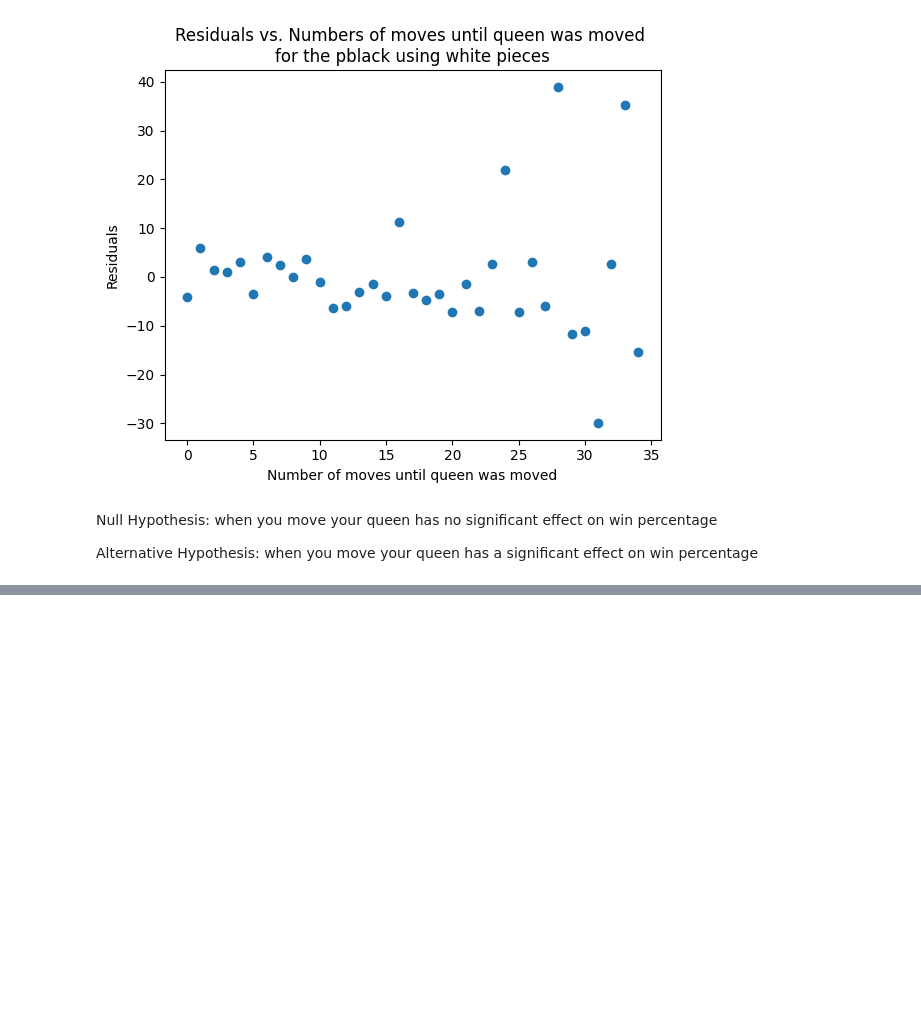
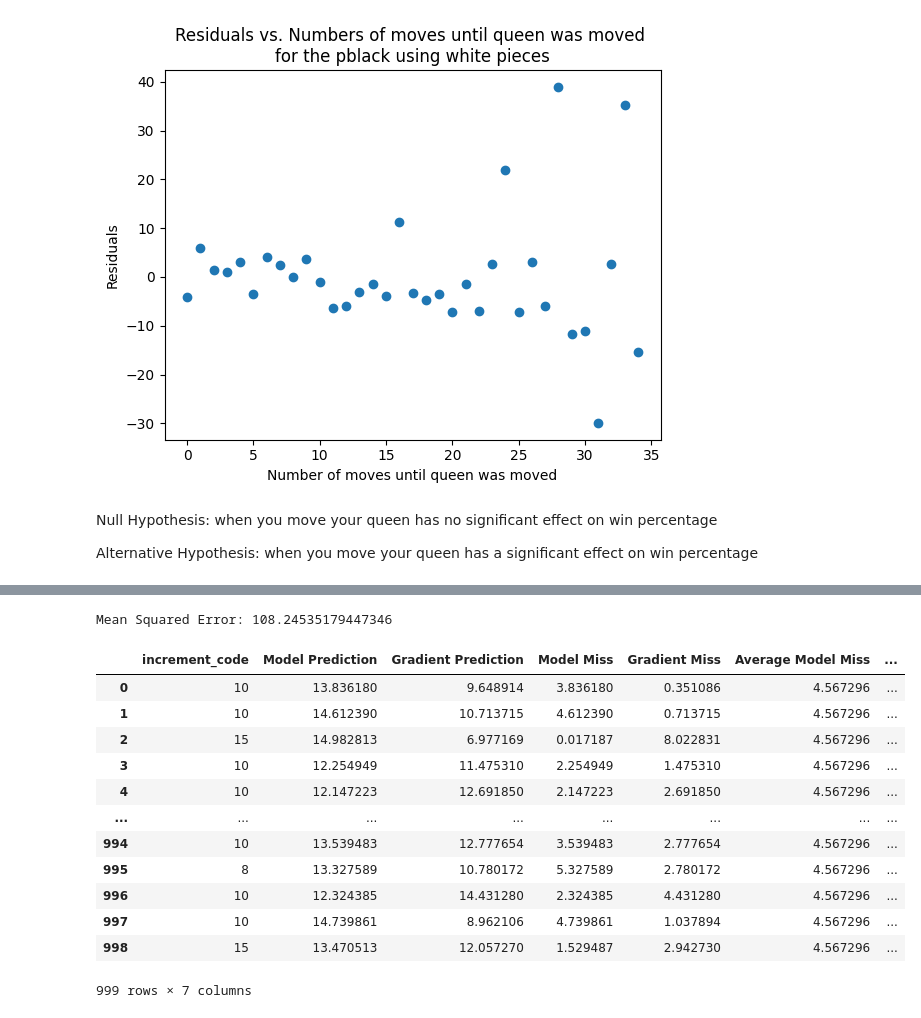
Before and after one commit to samanthataskale/ChessAnalysisTutorial, a Jupyter notebook: ChessAnalysisTutorial.ipynb, the cells around one changed output, grey strips where cells are left out. Cells and saved outputs as stored; diff of their text form; code cells hidden in the pictures; blank space fills up the shorter version.

Commit message:
time model

```diff
--- a/ChessAnalysisTutorial.ipynb
+++ b/ChessAnalysisTutorial.ipynb
@@ -366,8 +370,8 @@ for i, row in entire_dataset.iterrows():
     # white_pieces_to_move = ["white rook", "black rook", "white knight", "black knight", "white bishop", "black bishop", "queen", "king"] #black squared pieces and white squared pieces
     # black_pieces_to_move = ["white rook", "black rook", "white knight", "black knight", "white bishop", "black bishop", "queen", "king"] #black squared pieces and white squared pieces
 
-    if len(move_split) >= 14:
-        for j, move in enumerate(move_split[0:14]):
+    if len(move_split) >= 30:
+        for j, move in enumerate(move_split[0:30]):
             if j % 2 == 0: # whites move
                 if move == "O-O" or move == "O-O-O": # check if castled
                     white_castled = 1
@@ -510,0 +530,59 @@ Accuracy: 0.7205882352941176
+# %%
+# Get all the games that end in +0 (no increment)
+no_increment_dataset = entire_dataset[entire_dataset["increment_code"].str.endswith('+0')]
+# for winner: 0 = draw, 1 = white, 2 = black
+# for type of win: 0 = draw, 1 = mate, 2 = resign, 3 = outoftime
+cp_no_inc = no_increment_dataset.copy()
+cp_no_inc['winner_converted'] = cp_no_inc['winner'].replace({'white': 1, 'black': 2, 'draw': 0})
+cp_no_inc['victory_status_converted'] = cp_no_inc['victory_status'].replace({'draw': 0, 'mate': 1, 'resign': 2, 'outoftime': 3})
+cp_no_inc['increment_code'] = (cp_no_inc['increment_code'].str.split('+')).str.get(0).astype(int)
+# %%
+# df_train = cp_no_inc.sample(frac=0.95) # random sample of 95% of the data
+# df_test = cp_no_inc.drop(df_train.index) # the rest of the data not in the sample
+# X = df_test[['turns', 'opening_ply', 'winner_converted', 'victory_status_converted']]
+# y = df_test['increment_code']
+X = cp_no_inc[['turns', 'opening_ply', 'winner_converted', 'victory_status_converted']]
+y = cp_no_inc['increment_code']
+X_train, X_test, y_train, y_test = train_test_split(X, y, test_size=0.09, random_state=42)
+
+linear_model = sm.ols(formula='increment_code ~ turns + opening_ply + winner_converted + victory_status_converted', data=cp_no_inc).fit()
+
+gradient_model = sklearn.linear_model.SGDRegressor(eta0=0.00001)
+gradient_model.fit(X_train, y_train)
+
+
+# Make predictions on the test data
+y_pred = gradient_model.predict(X_test)
+
+mse = mean_squared_error(y_test, y_pred)
+print("Mean Squared Error:", mse)
+
+df_results = y_test.copy().reset_index(drop=True)
+df_results.columns = ['Real Time']
+df_results = df_results.to_frame()
+# we will unstandardize the data so it makes more sense in the real world
+df_results['Model Prediction'] = pd.Series([(linear_model.params[1:].dot(row)) + linear_model.params[0] for _,row in X_test.iterrows()])
+df_results['Gradient Prediction'] = pd.Series([gradient_model.coef_.dot(row) for _,row in X_test.iterrows()])
+pd.set_option('display.max_rows', 10)
+
+# now calculate how far off both estimations were for each county in our testing set
+df_results['Model Miss'] = abs(df_results['Model Prediction'] - df_results['increment_code'])
+df_results['Gradient Miss'] = abs(df_results['Gradient Prediction'] - df_results['increment_code'])
+df_results['Average Model Miss'] = df_results['Model Miss'].mean()
+df_results['Average Gradient Miss'] = df_results['Gradient Miss'].mean()
+display(df_results)
+# %% [output]
+Mean Squared Error: 108.24535179447346
+|  | increment_code | Model Prediction | Gradient Prediction | Model Miss | Gradient Miss | Average Model Miss | ... |
+| 0 | 10 | 13.836180 | 9.648914 | 3.836180 | 0.351086 | 4.567296 | ... |
+| 1 | 10 | 14.612390 | 10.713715 | 4.612390 | 0.713715 | 4.567296 | ... |
+| 2 | 15 | 14.982813 | 6.977169 | 0.017187 | 8.022831 | 4.567296 | ... |
+| 3 | 10 | 12.254949 | 11.475310 | 2.254949 | 1.475310 | 4.567296 | ... |
+| 4 | 10 | 12.147223 | 12.691850 | 2.147223 | 2.691850 | 4.567296 | ... |
+| ... | ... | ... | ... | ... | ... | ... | ... |
+| 994 | 10 | 13.539483 | 12.777654 | 3.539483 | 2.777654 | 4.567296 | ... |
+| 995 | 8 | 13.327589 | 10.780172 | 5.327589 | 2.780172 | 4.567296 | ... |
+| 996 | 10 | 12.324385 | 14.431280 | 2.324385 | 4.431280 | 4.567296 | ... |
+| 997 | 10 | 14.739861 | 8.962106 | 4.739861 | 1.037894 | 4.567296 | ... |
+| 998 | 15 | 13.470513 | 12.057270 | 1.529487 | 2.942730 | 4.567296 | ... |
+999 rows × 7 columns
```
Also changed, not shown: parts of 7 cells of this notebook.
